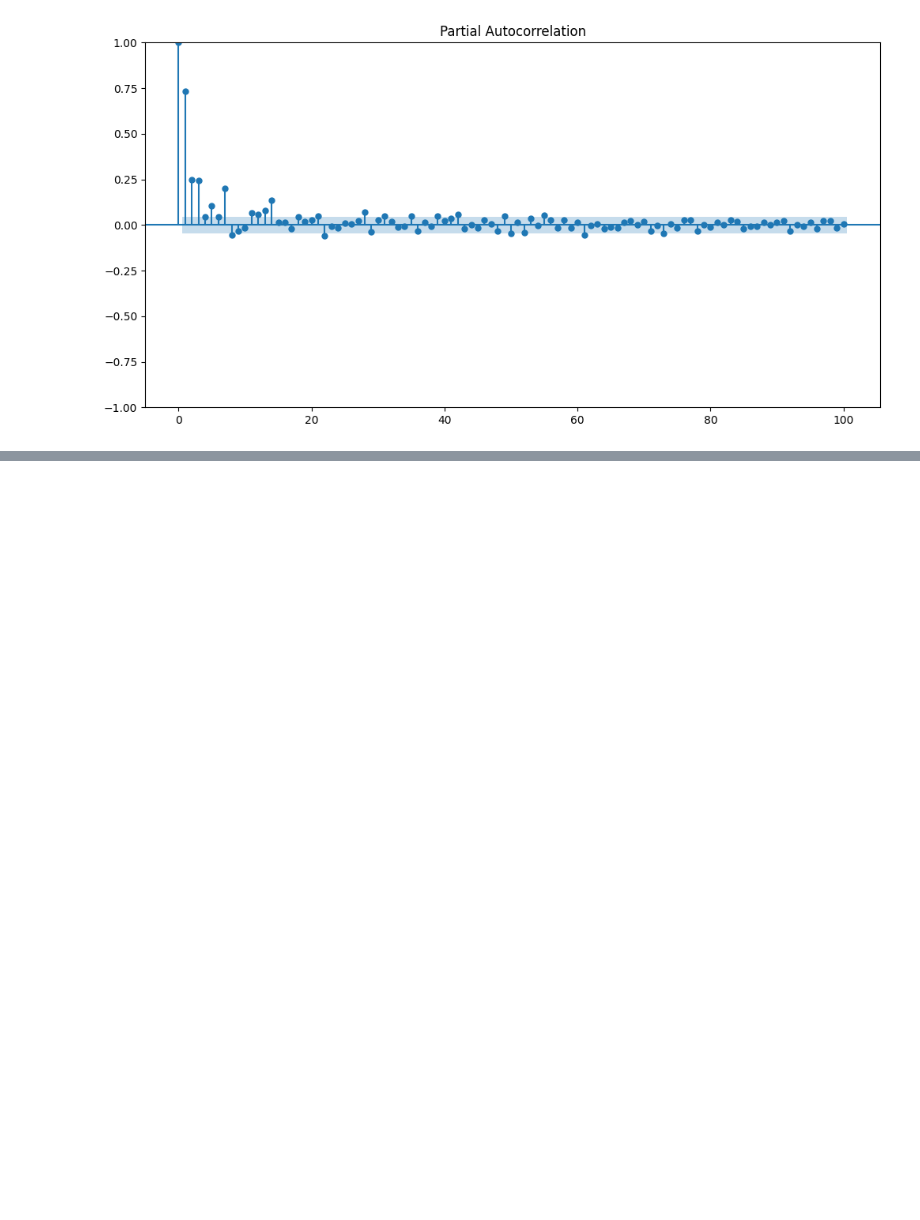
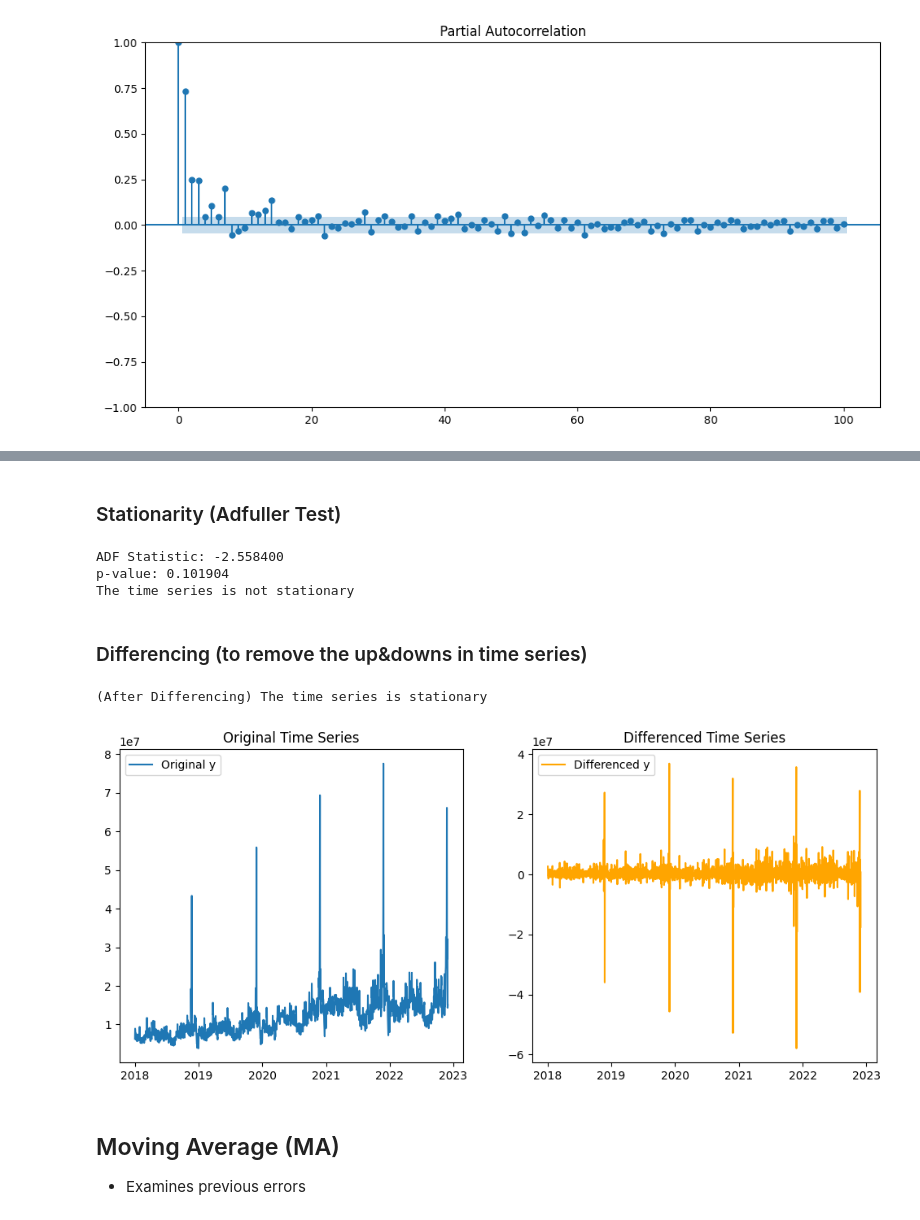
Before and after one commit to rizaho/ml_for_financial_analysis, a Jupyter notebook: 201_3_ARIMA_SARIMA_SARIMAX.ipynb, the cells around one changed output, grey strips where cells are left out. Drawn from its saved outputs; the diff is of its cells as text; code cells hidden in the pictures; blank space fills up the shorter version.

```diff
--- a/201_3_ARIMA_SARIMA_SARIMAX.ipynb
+++ b/201_3_ARIMA_SARIMA_SARIMAX.ipynb
@@ -172,0 +196,53 @@ plt.show()
+# %% [markdown]
+### Stationarity (Adfuller Test)
+# %%
+adfuller_test_result = adfuller(df["y"])
+print("ADF Statistic: %f" % adfuller_test_result[0])
+print("p-value: %f" % adfuller_test_result[1])
+
+# interpreting the adfuller test result
+if (adfuller_test_result[1] < 0.05):
+    print("The time series is stationary")
+else:
+    print("The time series is not stationary")
+# %% [output]
+ADF Statistic: -2.558400
+p-value: 0.101904
+The time series is not stationary
+# %% [markdown]
+### Differencing (to remove the up&downs in time series)
+# %%
+# chatgpt: write code to make df.y stationary and plot the df.y and differenced df.y
+
+# Original series plot
+plt.figure(figsize=(12, 5))
+plt.subplot(1, 2, 1)
+plt.plot(df.y, label='Original y')
+plt.title('Original Time Series')
+plt.legend()
+
+# Differencing to make it stationary
+df['y_diff'] = df.y.diff().dropna()
+
+adfuller_test_result_after_diff = adfuller(df['y_diff'].dropna())
+
+# interpreting the adfuller test result
+if (adfuller_test_result_after_diff[1] < 0.05):
+    print("(After Differencing) The time series is stationary")
+else:
+    print("(After Differencing) The time series is not stationary")
+
+# Differenced series plot
+plt.subplot(1, 2, 2)
+plt.plot(df['y_diff'], label='Differenced y', color='orange')
+plt.title('Differenced Time Series')
+plt.legend()
+
+plt.show()
+# %% [output]
+(After Differencing) The time series is stationary
+[figure, added]
+# %% [markdown]
+## Moving Average (MA)
+
+* Examines previous errors
```
Also changed, not shown: parts of 5 cells of this notebook.
